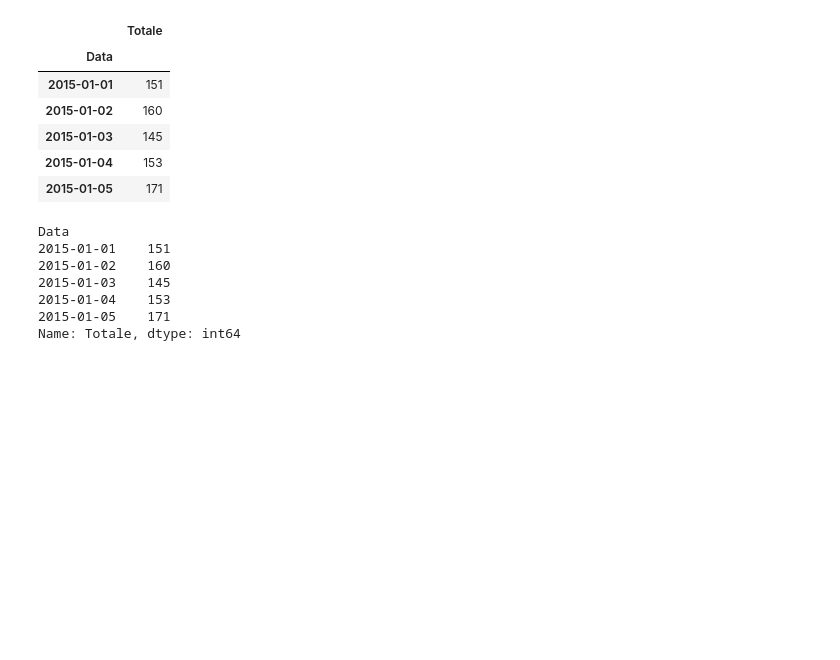
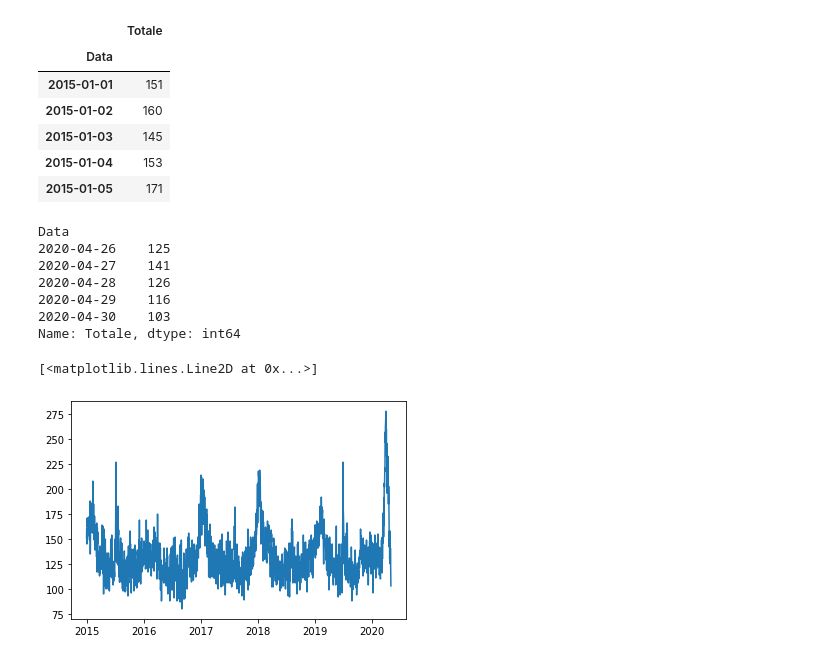
Before and after one commit to SofiaBlack/COVID-19_deaths_analysis, a Jupyter notebook: SARIMAX Model.ipynb, the cells around one changed output. Cells and saved outputs as stored; diff of their text form; code cells hidden in the pictures; blank space fills up the shorter version.

```diff
--- a/SARIMAX Model.ipynb
+++ b/SARIMAX Model.ipynb
@@ -43,15 +43,20 @@ df.head()
 # %%
 #creo la time series
 ts = df.Totale
-ts.head()
+ts.tail()
 # %% [output]
 Data
-2015-01-01    151
-2015-01-02    160
-2015-01-03    145
-2015-01-04    153
-2015-01-05    171
+2020-04-26    125
+2020-04-27    141
+2020-04-28    126
+2020-04-29    116
+2020-04-30    103
 Name: Totale, dtype: int64
+# %%
+plt.plot(ts)
+# %% [output]
+[<matplotlib.lines.Line2D at 0x...>]
+[figure, added]
 # %%
 from datetime import datetime
 from datetime import timedelta
```
Also changed, not shown: parts of 16 cells of this notebook, 1 other file.
